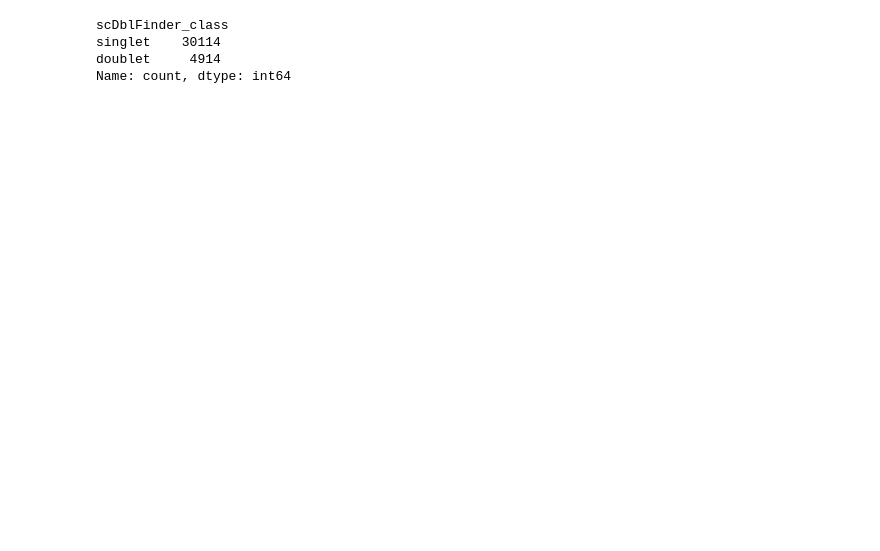
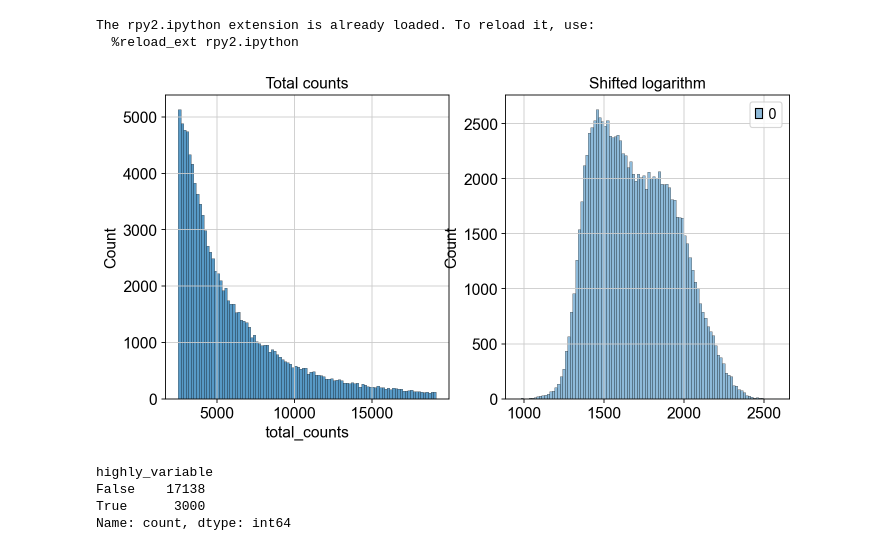
Before and after one commit to baoluwei7-lang/-, a Jupyter notebook: notebooks/04_QC.ipynb, the cells around one changed output. Cells and saved outputs as stored; diff of their text form; code cells hidden in the pictures; blank space fills up the shorter version.

```diff
--- a/notebooks/04_QC.ipynb
+++ b/notebooks/04_QC.ipynb
@@ -314,9 +308,6 @@ In scDblFinder(SingleCellExperiment(list(counts = data_mat))) :
 adata.obs["scDblFinder_score"] = doublet_score
 adata.obs["scDblFinder_class"] = doublet_class
 adata.obs.scDblFinder_class.value_counts()
+adata.write("../data_interim/filtered_doublet.h5ad")
+del data_mat
-# %% [output]
-scDblFinder_class
-singlet    30114
-doublet     4914
-Name: count, dtype: int64
 # %%
@@ -347,3 +336,31 @@ workflow={
 
 with open("../workflows/01_qc_v1.ga","w") as f:
     json.dump(workflow,f,indent=4)
+# %%
+# Suppress verbose logging from Scanpy
+sc.settings.verbosity = 0
+
+# Set figure parameters for clean, minimal plots
+sc.settings.set_figure_params(dpi=80, facecolor="white", frameon=False)
+
+rcb.logger.setLevel(logging.ERROR)
+
+%load_ext rpy2.ipython
+# %% [output]
+The rpy2.ipython extension is already loaded. To reload it, use:
+  %reload_ext rpy2.ipython
+# %%
+adata = ad.read_h5ad("../data_interim/filtered_doublet.h5ad")
+# %%
+scales_counts = sc.pp.normalize_total(adata, target_sum=None, inplace=False)
+# log1p transform
+adata.layers["log1p_norm"] = sc.pp.log1p(scales_counts["X"], copy=True)
+# %%
+fig, axes = plt.subplots(1, 2, figsize=(10, 5))
+p1 = sns.histplot(adata.obs["total_counts"], bins=100, kde=False, ax=axes[0])
+axes[0].set_title("Total counts")
+p2 = sns.histplot(adata.layers["log1p_norm"].sum(1), bins=100, kde=False, ax=axes[1])
+axes[1].set_title("Shifted logarithm")
+plt.show()
+# %% [output]
+[figure, added]
@@ -349,0 +375,7 @@ with open("../workflows/01_qc_v1.ga","w") as f:
+# %%
+adata.var["highly_variable"].value_counts()
+# %% [output]
+highly_variable
+False    17138
+True      3000
+Name: count, dtype: int64
```
Also changed, not shown: parts of 34 cells of this notebook, 3 other files.
